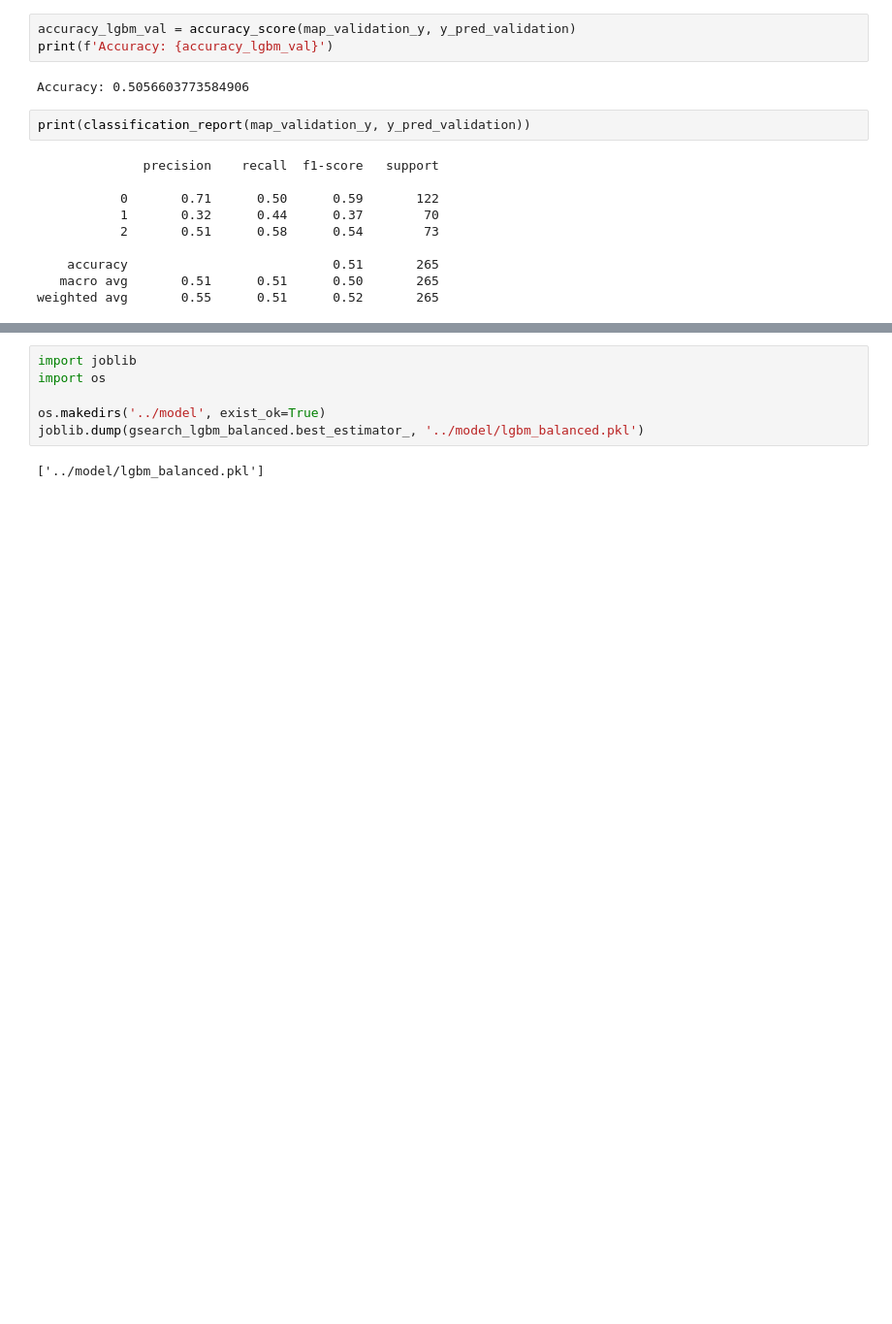
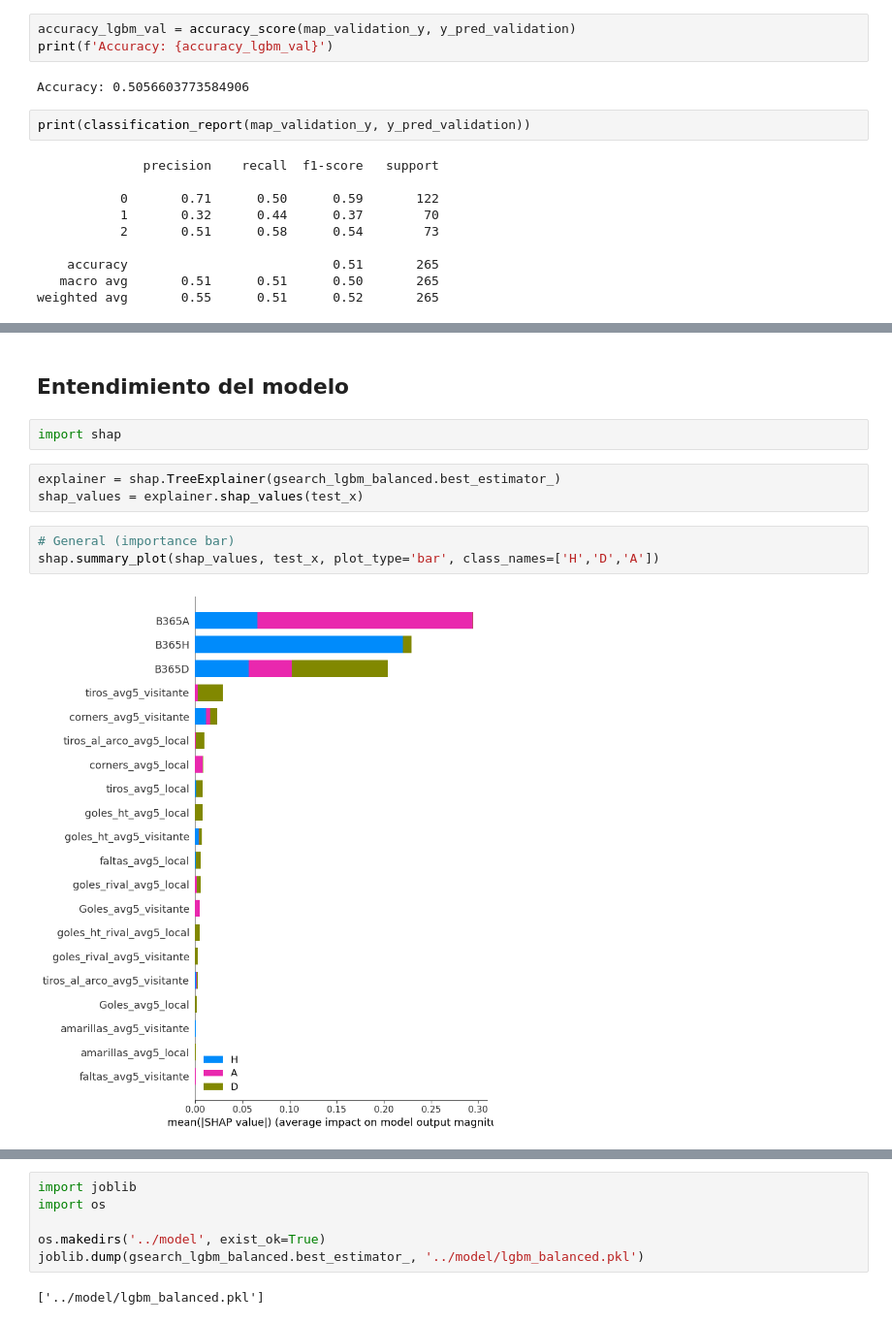
Before and after one commit to geraldb1/AnalisisFutbol, a Jupyter notebook: Script/05_Modeling.ipynb, the cells around one changed output, grey strips where cells are left out. Shown at 97% size. Cells and saved outputs as stored; diff of their text form; blank space fills up the shorter version.

Commit message:
añadiendo expliación al modelo

```diff
--- a/Script/05_Modeling.ipynb
+++ b/Script/05_Modeling.ipynb
@@ -381,0 +519,12 @@ El accuracy bajó un poco de 52.4% a 50.6%, pero se mantiene en el mismo rango.
+# %% [markdown]
+## Entendimiento del modelo
+# %%
+import shap
+# %%
+explainer = shap.TreeExplainer(gsearch_lgbm_balanced.best_estimator_)
+shap_values = explainer.shap_values(test_x)
+# %%
+# General (importance bar)
+shap.summary_plot(shap_values, test_x, plot_type='bar', class_names=['H','D','A'])
+# %% [output]
+[figure, added]
```
Also changed, not shown: parts of 38 cells of this notebook, 4 other files.
